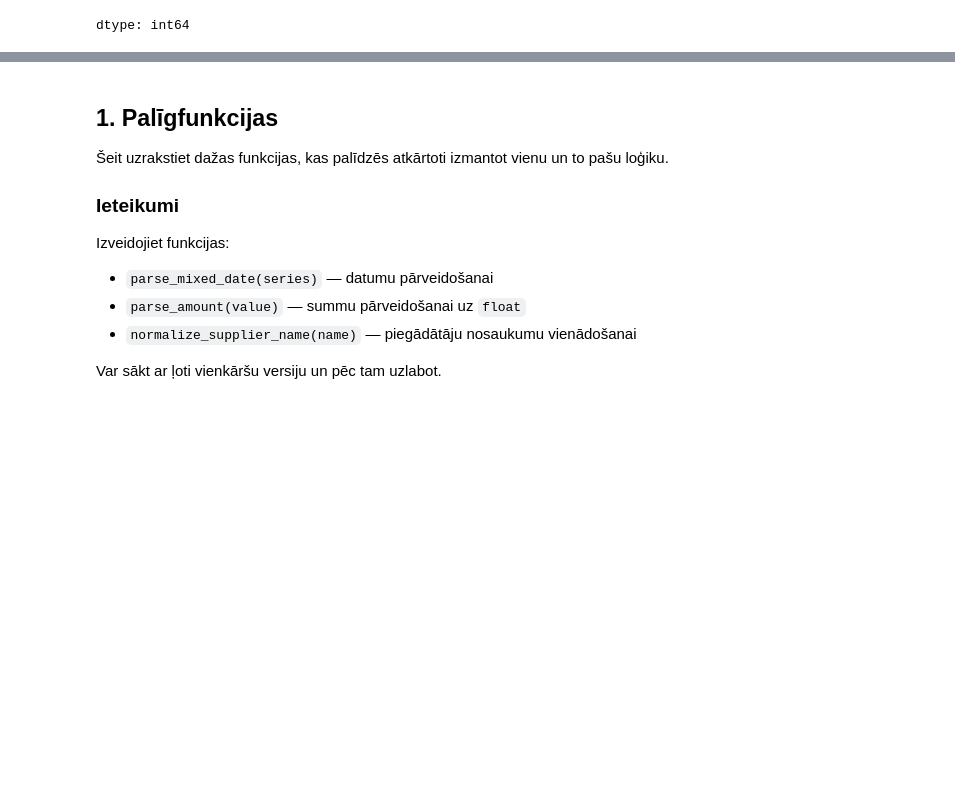
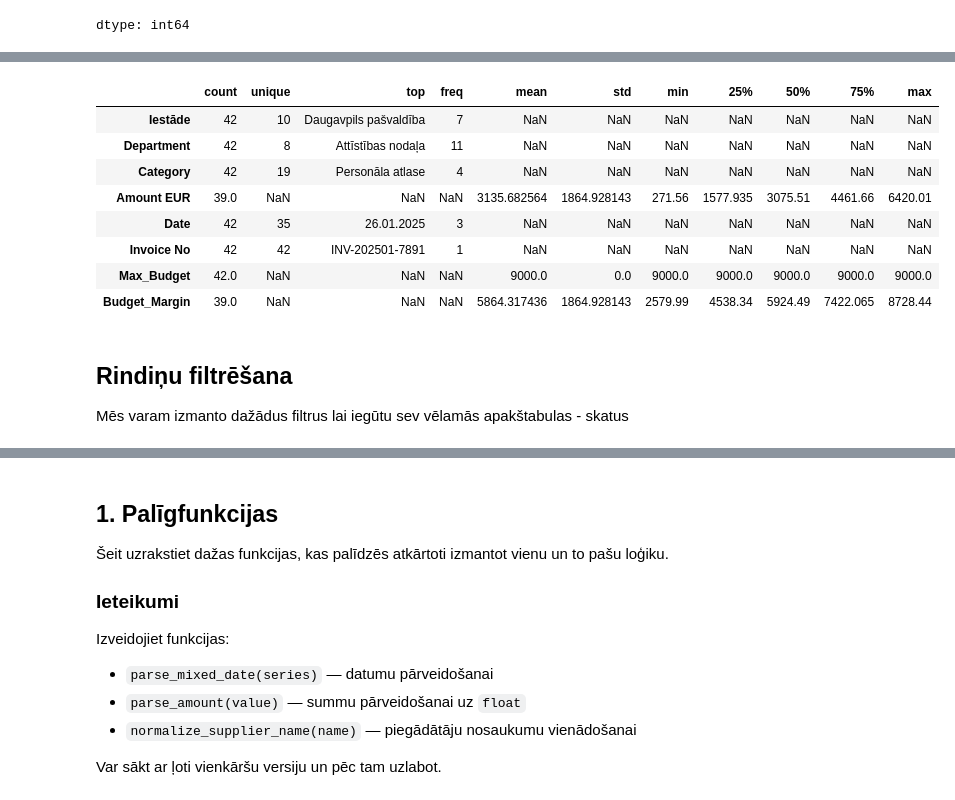
Before and after one commit to ValRCS/RTU_Digitalas_Prasmes_Excel_VBA_Python, a Jupyter notebook: notebooks/student_workbook_latvia_excel_datasets_colab.ipynb, the cells around one changed output, grey strips where cells are left out. Cells and saved outputs as stored; diff of their text form; code cells hidden in the pictures; blank space fills up the shorter version.

```diff
--- a/notebooks/student_workbook_latvia_excel_datasets_colab.ipynb
+++ b/notebooks/student_workbook_latvia_excel_datasets_colab.ipynb
@@ -527 +610,14 @@ local_budget_df.describe(include="all").to_csv("budget_statistics_jan25.csv")
 # līdzīgi būtu arī uz excel tikai izmantotu to_excel metodi
+# %%
+# mēs varam viegli transponēt datu tabulu ar T
+local_budget_df.describe(include="all").T # T transponē tabulu
+# %% [output]
+|  | count | unique | top | freq | mean | std | min | 25% | 50% | 75% | max |
+| Iestāde | 42 | 10 | Daugavpils pašvaldība | 7 | NaN | NaN | NaN | NaN | NaN | NaN | NaN |
+| Department | 42 | 8 | Attīstības nodaļa | 11 | NaN | NaN | NaN | NaN | NaN | NaN | NaN |
+| Category | 42 | 19 | Personāla atlase | 4 | NaN | NaN | NaN | NaN | NaN | NaN | NaN |
+| Amount EUR | 39.0 | NaN | NaN | NaN | 3135.682564 | 1864.928143 | 271.56 | 1577.935 | 3075.51 | 4461.66 | 6420.01 |
+| Date | 42 | 35 | 26.01.2025 | 3 | NaN | NaN | NaN | NaN | NaN | NaN | NaN |
+| Invoice No | 42 | 42 | INV-202501-7891 | 1 | NaN | NaN | NaN | NaN | NaN | NaN | NaN |
+| Max_Budget | 42.0 | NaN | NaN | NaN | 9000.0 | 0.0 | 9000.0 | 9000.0 | 9000.0 | 9000.0 | 9000.0 |
+| Budget_Margin | 39.0 | NaN | NaN | NaN | 5864.317436 | 1864.928143 | 2579.99 | 4538.34 | 5924.49 | 7422.065 | 8728.44 |
@@ -528,2 +627,6 @@ local_budget_df.describe(include="all").to_csv("budget_statistics_jan25.csv")
+# %% [markdown]
+## Rindiņu filtrēšana
+
+Mēs varam izmanto dažādus filtrus lai iegūtu sev vēlamās apakštabulas - skatus
 # %%
 # filtēsim tos kas iztērāj parī 4000
```
Also changed, not shown: parts of 28 cells of this notebook.
